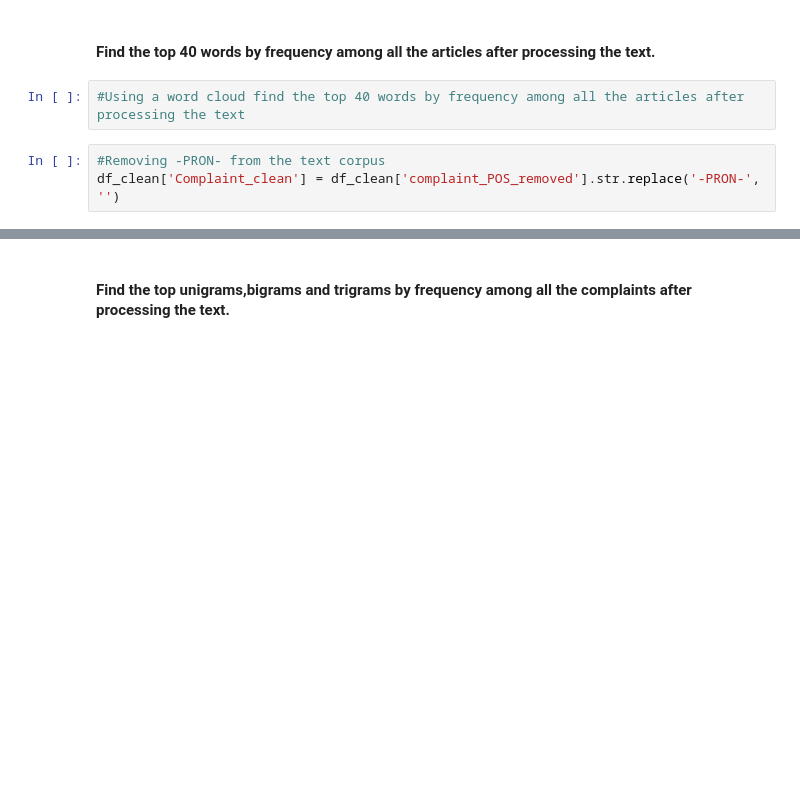
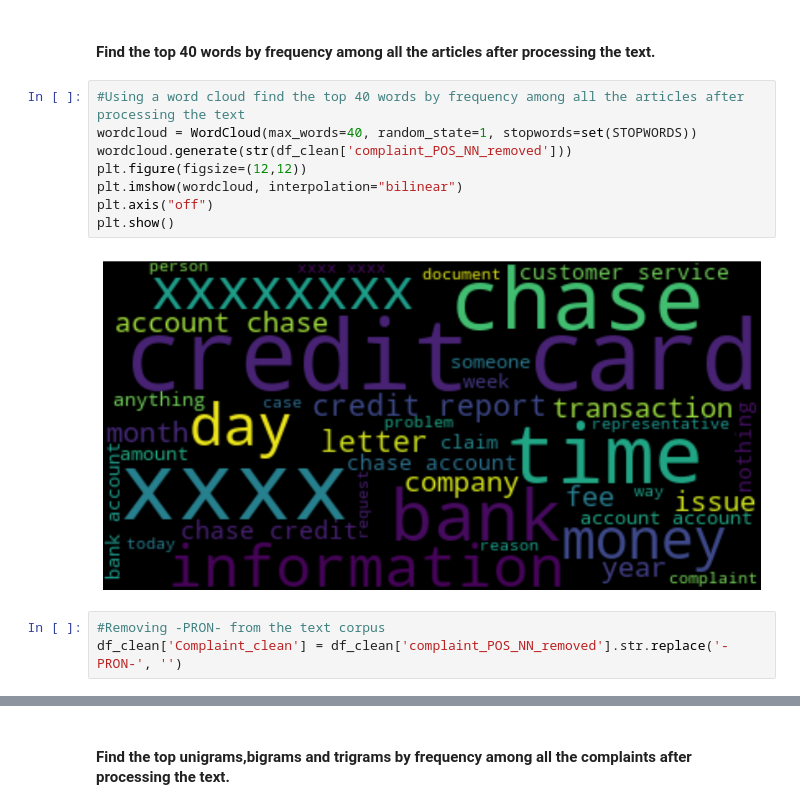
Before and after one commit to Naveenkv93/NLP-Case-Study---Automatic-Ticket-Classification, a Jupyter notebook: Automatic_Ticket_Classification_Assignment.ipynb, the cells around one changed output, grey strips where cells are left out. Cells and saved outputs as stored; diff of their text form; blank space fills up the shorter version.

```diff
--- a/Automatic_Ticket_Classification_Assignment.ipynb
+++ b/Automatic_Ticket_Classification_Assignment.ipynb
@@ -272,6 +287,14 @@ Write the code in this task to perform the following:
 #### Find the top 40 words by frequency among all the articles after processing the text.
 # %%
 #Using a word cloud find the top 40 words by frequency among all the articles after processing the text
+wordcloud = WordCloud(max_words=40, random_state=1, stopwords=set(STOPWORDS))
+wordcloud.generate(str(df_clean['complaint_POS_NN_removed']))
+plt.figure(figsize=(12,12))
+plt.imshow(wordcloud, interpolation="bilinear")
+plt.axis("off")
+plt.show()
+# %% [output]
+[figure, added]
 # %%
 #Removing -PRON- from the text corpus
-df_clean['Complaint_clean'] = df_clean['complaint_POS_removed'].str.replace('-PRON-', '')
+df_clean['Complaint_clean'] = df_clean['complaint_POS_NN_removed'].str.replace('-PRON-', '')
```
Also changed, not shown: parts of 30 cells of this notebook.
